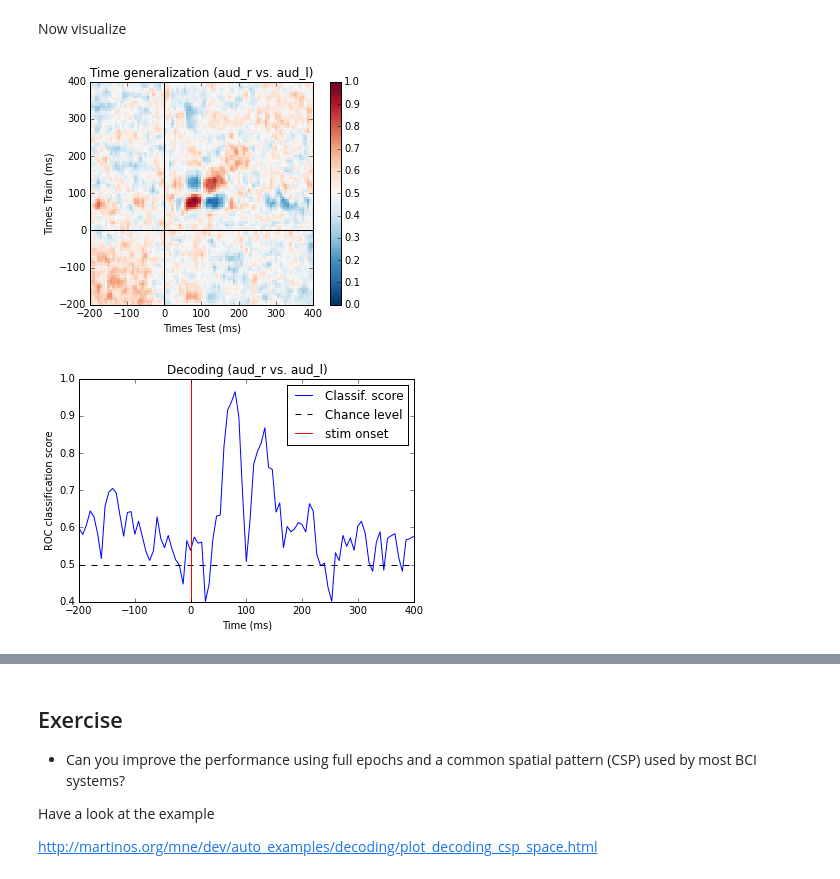
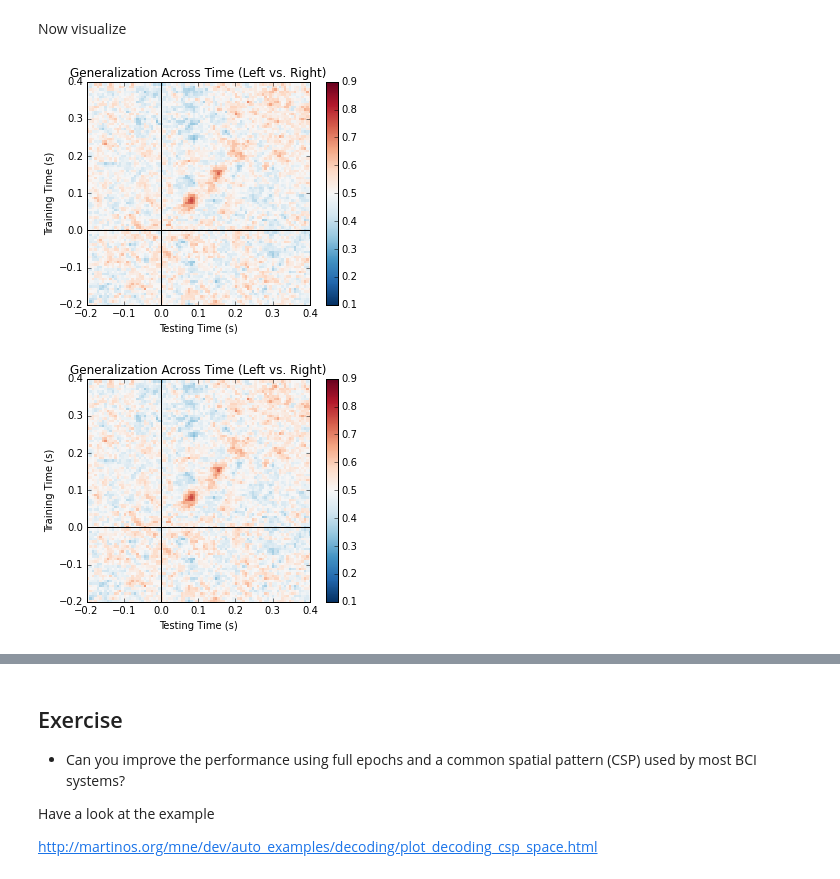
Before and after one commit to mne-tools/mne-python-notebooks, a Jupyter notebook: 5-MNE_decoding_multivariate_statistics.ipynb, the cells around one changed output, grey strips where cells are left out. Drawn from its saved outputs; the diff is of its cells as text; code cells hidden in the pictures.

```diff
--- a/5-MNE_decoding_multivariate_statistics.ipynb
+++ b/5-MNE_decoding_multivariate_statistics.ipynb
@@ -242,0 +234,8 @@ scores = time_generalization(epochs_list, clf=None, cv=5, scoring="roc_auc",
+# %%
+from mne.decoding import GeneralizationAcrossTime
+
+gat = GeneralizationAcrossTime(predict_mode='cross-validation', n_jobs=2)
+
+# fit and score
+gat.fit(epochs)
+gat.score(epochs)
@@ -243,26 +260,8 @@ scores = time_generalization(epochs_list, clf=None, cv=5, scoring="roc_auc",
 # %% [markdown]
 Now visualize
-# %%
-times = 1e3 * epochs.times  # convert times to ms
-
-plt.imshow(scores, interpolation='nearest', origin='lower',
-           extent=[times[0], times[-1], times[0], times[-1]],
-           vmin=0., vmax=1., cmap='RdBu_r')
-plt.xlabel('Times Test (ms)')
-plt.ylabel('Times Train (ms)')
-plt.title('Time generalization (%s vs. %s)' % tuple(event_id.keys()))
-plt.axvline(0, color='k')
-plt.axhline(0, color='k')
-plt.colorbar();
-# %% [output]
-[figure, removed]
-# %%
-plt.plot(times, np.diag(scores), label="Classif. score")
-plt.axhline(0.5, color='k', linestyle='--', label="Chance level")
-plt.axvline(0, color='r', label='stim onset')
-plt.legend()
-plt.xlabel('Time (ms)')
-plt.ylabel('ROC classification score')
-plt.title('Decoding (%s vs. %s)' % tuple(event_id.keys()));
-# %% [output]
-[figure, removed]
+# %%
+gat.plot(vmin=0.1, vmax=0.9,
+         title="Generalization Across Time (Left vs. Right)")
+# %% [output]
+[figure, added]
+[figure, added]
```
Also changed, not shown: parts of 14 cells of this notebook.
